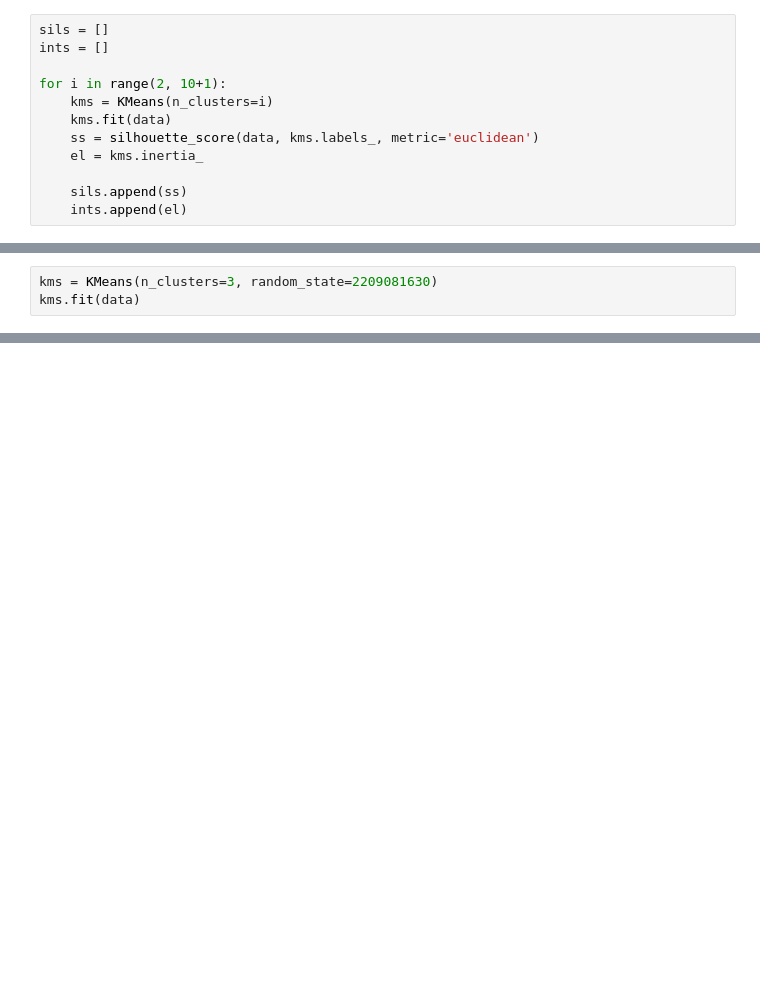
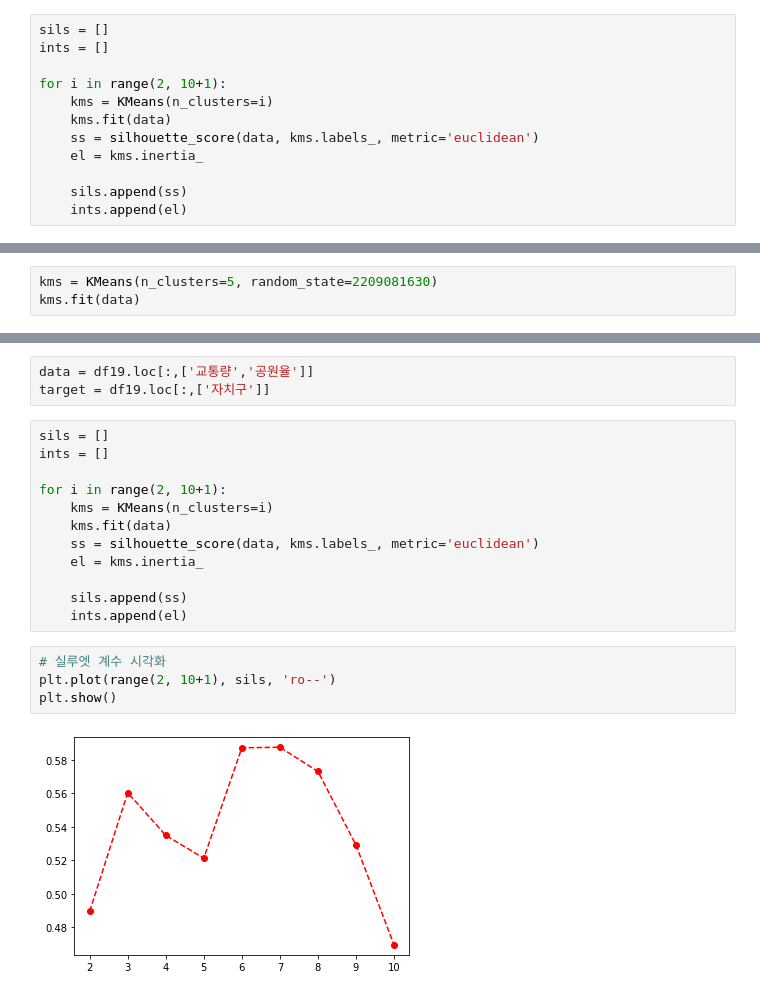
Before and after one commit to HJoon-K/Find_Dust, a Jupyter notebook: 04데이터분석.ipynb, the cells around one changed output, grey strips where cells are left out. Cells and saved outputs as stored; diff of their text form; blank space fills up the shorter version.

```diff
--- a/04데이터분석.ipynb
+++ b/04데이터분석.ipynb
@@ -121,4 +140,4 @@ plt.show()
 # %%
-kms = KMeans(n_clusters=3, random_state=2209081630)
+kms = KMeans(n_clusters=5, random_state=2209081630)
 kms.fit(data)
 # %% [output]
@@ -167,0 +177,21 @@ ValueError: ignored
+# %%
+data = df19.loc[:,['교통량','공원율']]
+target = df19.loc[:,['자치구']]
+# %%
+sils = []
+ints = []
+
+for i in range(2, 10+1):
+    kms = KMeans(n_clusters=i)
+    kms.fit(data)
+    ss = silhouette_score(data, kms.labels_, metric='euclidean')
+    el = kms.inertia_
+
+    sils.append(ss)
+    ints.append(el)
+# %%
+# 실루엣 계수 시각화
+plt.plot(range(2, 10+1), sils, 'ro--')
+plt.show()
+# %% [output]
+[figure, added]
```
Also changed, not shown: parts of 24 cells of this notebook.
